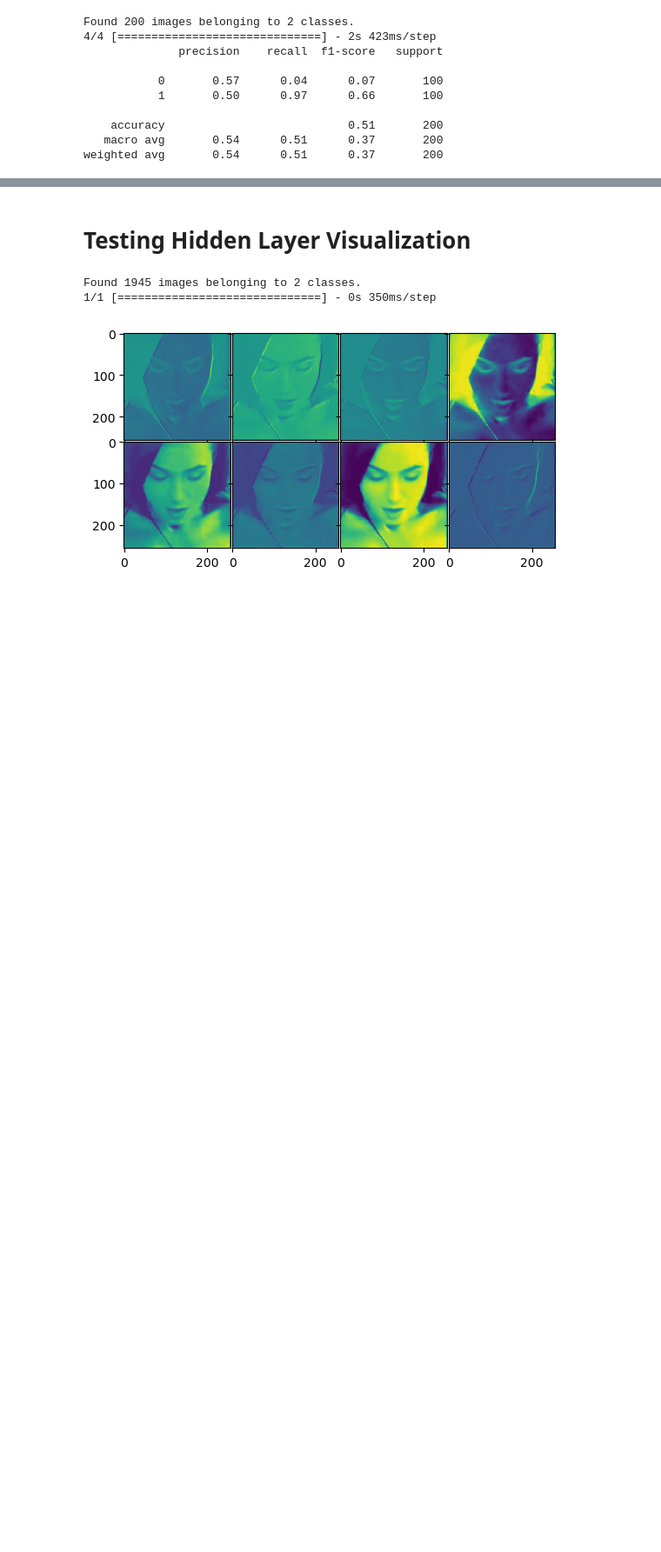
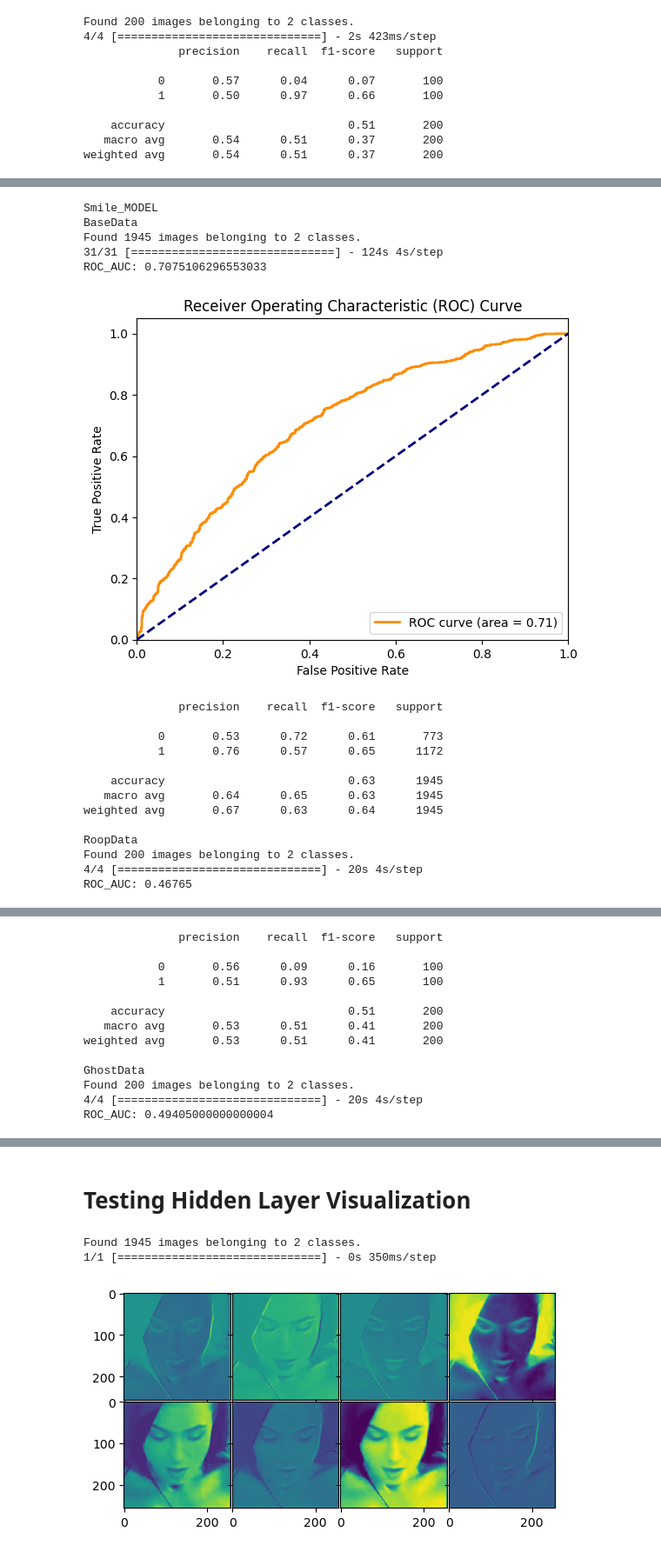
Before and after one commit to Dryg1214/DeepFakeRepos, a Jupyter notebook: AllModels/DeepFakeDetectionModels/MesoNet-DeepFakeDetection/notebook/Meso_4.ipynb, the cells around one changed output, grey strips where cells are left out. Shown at 87% size. Cells and saved outputs as stored; diff of their text form; code cells hidden in the pictures; blank space fills up the shorter version.

```diff
--- a/AllModels/DeepFakeDetectionModels/MesoNet-DeepFakeDetection/notebook/Meso_4.ipynb
+++ b/AllModels/DeepFakeDetectionModels/MesoNet-DeepFakeDetection/notebook/Meso_4.ipynb
@@ -735,0 +804,41 @@ weighted avg       0.92      0.93      0.92        73
+# %%
+IMG_WIDTH = 1024
+
+model_exp = load_model(smileModelPath)
+
+print("Smile_MODEL")
+print("BaseData")
+print(get_classification_report(model_exp, baseDataTestPath, nameModel="Smile"))
+
+print("RoopData")
+print(get_classification_report(model_exp, roopDataPath, nameModel="Smile"))
+
+print("GhostData")
+print(get_classification_report(model_exp, ghostDataPath, nameModel="Smile"))
+
+print("E4E_OlderData")
+print(get_classification_report(model_exp, olderDataPath, nameModel="Smile"))
+
+print("E4E_SmileData")
+print(get_classification_report(model_exp, smileDataPath, nameModel="Smile"))
+# Smile
+# %% [output]
+Smile_MODEL
+BaseData
+Found 1945 images belonging to 2 classes.
+31/31 [==============================] - 124s 4s/step
+ROC_AUC: 0.7075106296553033
+[figure, added]
+              precision    recall  f1-score   support
+
+           0       0.53      0.72      0.61       773
+           1       0.76      0.57      0.65      1172
+
+    accuracy                           0.63      1945
+   macro avg       0.64      0.65      0.63      1945
+weighted avg       0.67      0.63      0.64      1945
+
+RoopData
+Found 200 images belonging to 2 classes.
+4/4 [==============================] - 20s 4s/step
+ROC_AUC: 0.46765
@@ -735,0 +846,13 @@ weighted avg       0.92      0.93      0.92        73
+              precision    recall  f1-score   support
+
+           0       0.56      0.09      0.16       100
+           1       0.51      0.93      0.65       100
+
+    accuracy                           0.51       200
+   macro avg       0.53      0.51      0.41       200
+weighted avg       0.53      0.51      0.41       200
+
+GhostData
+Found 200 images belonging to 2 classes.
+4/4 [==============================] - 20s 4s/step
+ROC_AUC: 0.49405000000000004
```
Also changed, not shown: parts of 10 cells of this notebook, 1 other file.
